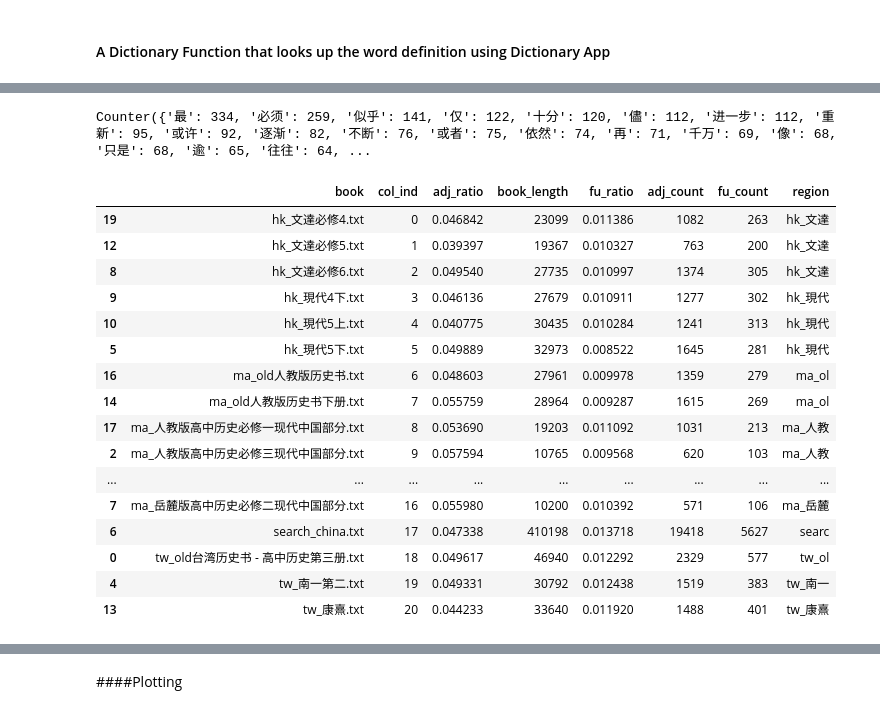
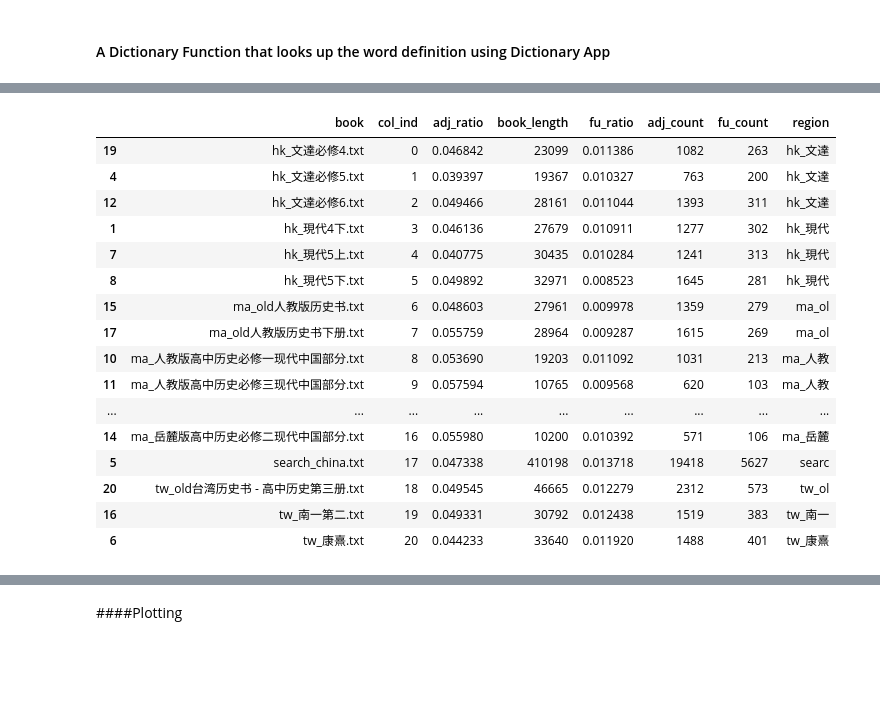
Before and after one commit to onyilam/textbooks, a Jupyter notebook: analysis.ipynb, the cells around one changed output, grey strips where cells are left out. Cells and saved outputs as stored; diff of their text form; code cells hidden in the pictures; blank space fills up the shorter version.

```diff
--- a/analysis.ipynb
+++ b/analysis.ipynb
@@ -49,7 +33,7 @@ NoFile= len([file for file in os.listdir(path) if os.path.isfile(os.path.join(pa
 book2index={}
 wordlist = [[] for i in range(NoFile)]
 # %%
-
+path = '/Users/onyi/Dropbox/textbooks'
 i=0
 book_file_name = []
 book_length=[]
@@ -106,0 +88,35 @@ books.columns = ['book_edition','book length']
+# %%
+#count the number of bigram, trigram, and quadgram in each book
+
+biwordcount = [[] for i in range(len(wordlist))]
+triwordcount = [[] for i in range(len(wordlist))]
+quadwordcount = [[] for i in range(len(wordlist))]
+
+for i in range(len(wordlist)):
+    biwordcount[i] = 0
+    triwordcount[i] = 0
+    quadwordcount[i] = 0
+    for word in wordlist[i]:
+        if len(word) == 2:
+            biwordcount[i] += 1
+        elif len(word) == 3:
+            triwordcount[i] += 1
+        elif len(word) == 4:
+            quadwordcount[i] += 1
+            pass
+# %%
+books = pd.DataFrame.from_dict(dict(zip(book_file_name, book_length)), orient = 'index').reset_index()
+books.columns = ['book_edition','book length']
+books2 = pd.DataFrame.from_dict(dict(zip(book_file_name, biwordcount)), orient = 'index').reset_index()
+books2.columns = ['book_edition','Bigram']
+books3 = pd.DataFrame.from_dict(dict(zip(book_file_name, triwordcount)), orient = 'index').reset_index()
+books3.columns = ['book_edition','Trigram']
+books4 = pd.DataFrame.from_dict(dict(zip(book_file_name, quadwordcount)), orient = 'index').reset_index()
+books4.columns = ['book_edition','Quadgram']
+# %%
+temp = pd.merge(books, books2, on = 'book_edition')
+temp2 = pd.merge(temp, books3, on = 'book_edition')
+summary = pd.merge(temp2, books4, on = 'book_edition')
+summary = summary.sort('book_edition')
+summary['book']= summary['book_edition'].str[:5]
+summary.groupby(['book'])['book length','Bigram','Trigram','Quadgram'].sum()
@@ -317,41 +348,38 @@ searchfu =indiv_fu[17]
 tw_oldfu =indiv_fu[18]
 tw_南一fu =indiv_fu[19]
 tw_康熹fu =indiv_fu[20]
-# %%
-searchfu
-# %% [output]
-Counter({'最': 334, '必须': 259, '似乎': 141, '仅': 122, '十分': 120, '儘': 112, '进一步': 112, '重新': 95, '或许': 92, '逐渐': 82, '不断': 76, '或者': 75, '依然': 74, '再': 71, '千万': 69, '像': 68, '只是': 68, '逾': 65, '往往': 64, ...
 # %%
 #merge adjratio with textbook
 df = pd.DataFrame.from_dict(book2index, orient='index').reset_index()
 df.columns = ['book','col_ind']
 temp = pd.DataFrame({'adj_ratio': adjratio})
 futemp = pd.DataFrame({'fu_ratio': furatio})
 temp2 = pd.DataFrame({'book_length': book_length})
 temp3 = pd.merge(df, temp, left_on = 'col_ind', right_index = True)
 adjtemp = pd.merge(temp3, temp2, left_on =  'col_ind', right_index = True)
 df = pd.merge(adjtemp, futemp, left_on = 'col_ind', right_index= True )
 df['adj_count'] = df['book_length']*df['adj_ratio']
 df['fu_count'] = df['book_length']*df['fu_ratio']
 df['region']= df['book'].str[:5]
-df.sort(['col_ind'])
+df = df.sort(['col_ind'])
+df
 #pd.concat([df, temp], axis=1, ignore_index=True)
 # %% [output]
 |  | book | col_ind | adj_ratio | book_length | fu_ratio | adj_count | fu_count | region |
 | 19 | hk_文達必修4.txt | 0 | 0.046842 | 23099 | 0.011386 | 1082 | 263 | hk_文達 |
-| 12 | hk_文達必修5.txt | 1 | 0.039397 | 19367 | 0.010327 | 763 | 200 | hk_文達 |
-| 8 | hk_文達必修6.txt | 2 | 0.049540 | 27735 | 0.010997 | 1374 | 305 | hk_文達 |
-| 9 | hk_現代4下.txt | 3 | 0.046136 | 27679 | 0.010911 | 1277 | 302 | hk_現代 |
-| 10 | hk_現代5上.txt | 4 | 0.040775 | 30435 | 0.010284 | 1241 | 313 | hk_現代 |
-| 5 | hk_現代5下.txt | 5 | 0.049889 | 32973 | 0.008522 | 1645 | 281 | hk_現代 |
-| 16 | ma_old人教版历史书.txt | 6 | 0.048603 | 27961 | 0.009978 | 1359 | 279 | ma_ol |
-| 14 | ma_old人教版历史书下册.txt | 7 | 0.055759 | 28964 | 0.009287 | 1615 | 269 | ma_ol |
-| 17 | ma_人教版高中历史必修一现代中国部分.txt | 8 | 0.053690 | 19203 | 0.011092 | 1031 | 213 | ma_人教 |
-| 2 | ma_人教版高中历史必修三现代中国部分.txt | 9 | 0.057594 | 10765 | 0.009568 | 620 | 103 | ma_人教 |
+| 4 | hk_文達必修5.txt | 1 | 0.039397 | 19367 | 0.010327 | 763 | 200 | hk_文達 |
+| 12 | hk_文達必修6.txt | 2 | 0.049466 | 28161 | 0.011044 | 1393 | 311 | hk_文達 |
+| 1 | hk_現代4下.txt | 3 | 0.046136 | 27679 | 0.010911 | 1277 | 302 | hk_現代 |
+| 7 | hk_現代5上.txt | 4 | 0.040775 | 30435 | 0.010284 | 1241 | 313 | hk_現代 |
+| 8 | hk_現代5下.txt | 5 | 0.049892 | 32971 | 0.008523 | 1645 | 281 | hk_現代 |
+| 15 | ma_old人教版历史书.txt | 6 | 0.048603 | 27961 | 0.009978 | 1359 | 279 | ma_ol |
+| 17 | ma_old人教版历史书下册.txt | 7 | 0.055759 | 28964 | 0.009287 | 1615 | 269 | ma_ol |
+| 10 | ma_人教版高中历史必修一现代中国部分.txt | 8 | 0.053690 | 19203 | 0.011092 | 1031 | 213 | ma_人教 |
+| 11 | ma_人教版高中历史必修三现代中国部分.txt | 9 | 0.057594 | 10765 | 0.009568 | 620 | 103 | ma_人教 |
 | ... | ... | ... | ... | ... | ... | ... | ... | ... |
-| 7 | ma_岳麓版高中历史必修二现代中国部分.txt | 16 | 0.055980 | 10200 | 0.010392 | 571 | 106 | ma_岳麓 |
-| 6 | search_china.txt | 17 | 0.047338 | 410198 | 0.013718 | 19418 | 5627 | searc |
-| 0 | tw_old台湾历史书 - 高中历史第三册.txt | 18 | 0.049617 | 46940 | 0.012292 | 2329 | 577 | tw_ol |
-| 4 | tw_南一第二.txt | 19 | 0.049331 | 30792 | 0.012438 | 1519 | 383 | tw_南一 |
-| 13 | tw_康熹.txt | 20 | 0.044233 | 33640 | 0.011920 | 1488 | 401 | tw_康熹 |
+| 14 | ma_岳麓版高中历史必修二现代中国部分.txt | 16 | 0.055980 | 10200 | 0.010392 | 571 | 106 | ma_岳麓 |
+| 5 | search_china.txt | 17 | 0.047338 | 410198 | 0.013718 | 19418 | 5627 | searc |
+| 20 | tw_old台湾历史书 - 高中历史第三册.txt | 18 | 0.049545 | 46665 | 0.012279 | 2312 | 573 | tw_ol |
+| 16 | tw_南一第二.txt | 19 | 0.049331 | 30792 | 0.012438 | 1519 | 383 | tw_南一 |
+| 6 | tw_康熹.txt | 20 | 0.044233 | 33640 | 0.011920 | 1488 | 401 | tw_康熹 |
 # %%
```
Also changed, not shown: parts of 74 cells of this notebook.
